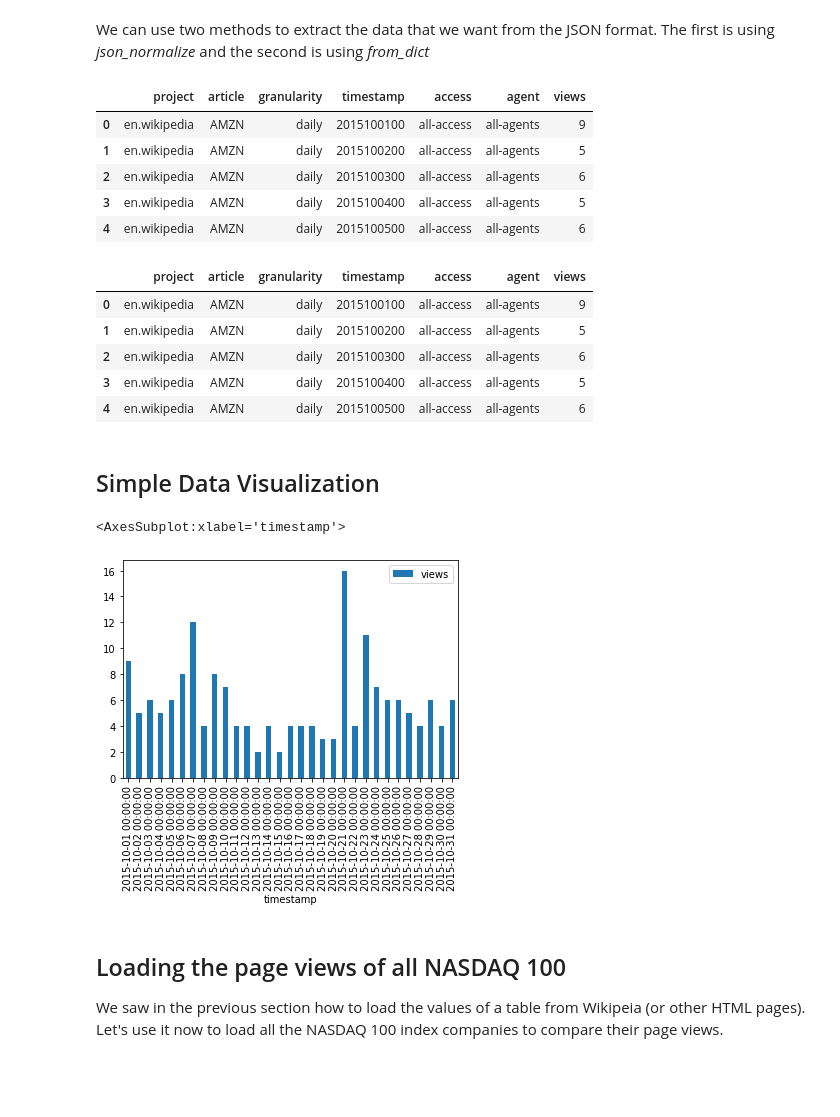
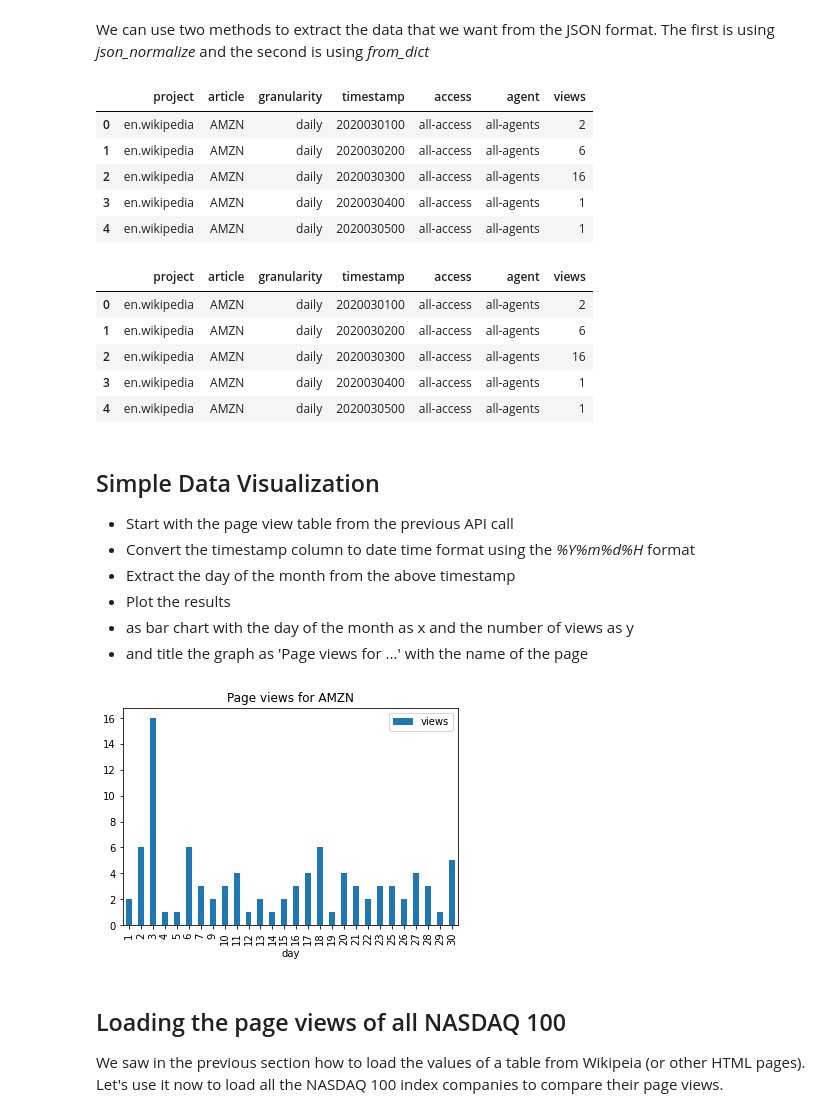
Before and after one commit to luisdomin5/from-excel-to-pandas, a Jupyter notebook: _sources/notebooks/01.03_loading_data_from_API.ipynb, the cells around one changed output. Cells and saved outputs as stored; diff of their text form; code cells hidden in the pictures; blank space fills up the shorter version.

```diff
--- a/_sources/notebooks/01.03_loading_data_from_API.ipynb
+++ b/_sources/notebooks/01.03_loading_data_from_API.ipynb
@@ -25,46 +25,72 @@ We will check the format of the API call from the [technical page](https://www.m
 # %%
-url = 'https://wikimedia.org/api/rest_v1/metrics/pageviews/per-article/en.wikipedia/all-access/all-agents/AMZN/daily/2015100100/2015103100'
+page = 'AMZN'
+
+page_views_api_url = f'https://wikimedia.org/api/rest_v1/metrics/pageviews/per-article/en.wikipedia/all-access/all-agents/{page}/daily/2020030100/2020033000'
 
 import requests
-response = requests.get(url)
+response = requests.get(page_views_api_url)
 response
 # %% [output]
 <Response [200]>
 # %% [markdown]
 We can use two methods to extract the data that we want from the JSON format. The first is using _json_normalize_ and the second is using _from_dict_
 # %%
-df = pd.json_normalize(response.json(), 'items')
+df = (
+    pd
+    .json_normalize(
+        response.json(),
+        'items'
+        )
+)
 df.head(5)
 # %% [output]
 |  | project | article | granularity | timestamp | access | agent | views |
-| 0 | en.wikipedia | AMZN | daily | 2015100100 | all-access | all-agents | 9 |
-| 1 | en.wikipedia | AMZN | daily | 2015100200 | all-access | all-agents | 5 |
-| 2 | en.wikipedia | AMZN | daily | 2015100300 | all-access | all-agents | 6 |
-| 3 | en.wikipedia | AMZN | daily | 2015100400 | all-access | all-agents | 5 |
-| 4 | en.wikipedia | AMZN | daily | 2015100500 | all-access | all-agents | 6 |
+| 0 | en.wikipedia | AMZN | daily | 2020030100 | all-access | all-agents | 2 |
+| 1 | en.wikipedia | AMZN | daily | 2020030200 | all-access | all-agents | 6 |
+| 2 | en.wikipedia | AMZN | daily | 2020030300 | all-access | all-agents | 16 |
+| 3 | en.wikipedia | AMZN | daily | 2020030400 | all-access | all-agents | 1 |
+| 4 | en.wikipedia | AMZN | daily | 2020030500 | all-access | all-agents | 1 |
 # %%
-data = requests.get(url).json()['items']
-df = pd.DataFrame.from_dict(data)
-df.head(5)
+page_view_data = (
+    requests
+    .get(page_views_api_url)
+    .json()['items']
+)
+page_views_table = (
+    pd
+    .DataFrame
+    .from_dict(page_view_data)
+)
+page_views_table.head(5)
 # %% [output]
 |  | project | article | granularity | timestamp | access | agent | views |
-| 0 | en.wikipedia | AMZN | daily | 2015100100 | all-access | all-agents | 9 |
-| 1 | en.wikipedia | AMZN | daily | 2015100200 | all-access | all-agents | 5 |
-| 2 | en.wikipedia | AMZN | daily | 2015100300 | all-access | all-agents | 6 |
-| 3 | en.wikipedia | AMZN | daily | 2015100400 | all-access | all-agents | 5 |
-| 4 | en.wikipedia | AMZN | daily | 2015100500 | all-access | all-agents | 6 |
+| 0 | en.wikipedia | AMZN | daily | 2020030100 | all-access | all-agents | 2 |
+| 1 | en.wikipedia | AMZN | daily | 2020030200 | all-access | all-agents | 6 |
+| 2 | en.wikipedia | AMZN | daily | 2020030300 | all-access | all-agents | 16 |
+| 3 | en.wikipedia | AMZN | daily | 2020030400 | all-access | all-agents | 1 |
+| 4 | en.wikipedia | AMZN | daily | 2020030500 | all-access | all-agents | 1 |
-# %% [markdown]
-## Simple Data Visualization
+# %% [markdown]
+## Simple Data Visualization
+
+* Start with the page view table from the previous API call
+* Convert the timestamp column to date time format using the _%Y%m%d%H_ format
+* Extract the day of the month from the above timestamp
+* Plot the results
+* as bar chart with the day of the month as x and the number of views as y
+* and title the graph as 'Page views for ...' with the name of the page
 # %%
 (
-    df
-    .assign(timestamp=lambda x: pd.to_datetime(x.timestamp, format='%Y%m%d%H', errors='coerce'))
+    page_views_table
+    .assign(timestamp = lambda x: pd.to_datetime(x.timestamp, format='%Y%m%d%H', errors='coerce'))
+    .assign(day = lambda x: x.timestamp.dt.day)
     .plot
-    .bar(x='timestamp', y=['views'])
-)
+    .bar(
+        x='day', y='views',
+        title=f'Page views for {page}'
+    )
+);
 # %% [output]
-<AxesSubplot:xlabel='timestamp'>
-[figure, old version]
+[figure, new version]
 # %% [markdown]
 ## Loading the page views of all NASDAQ 100
 
```
Also changed, not shown: parts of 15 cells of this notebook, 8 other files.
